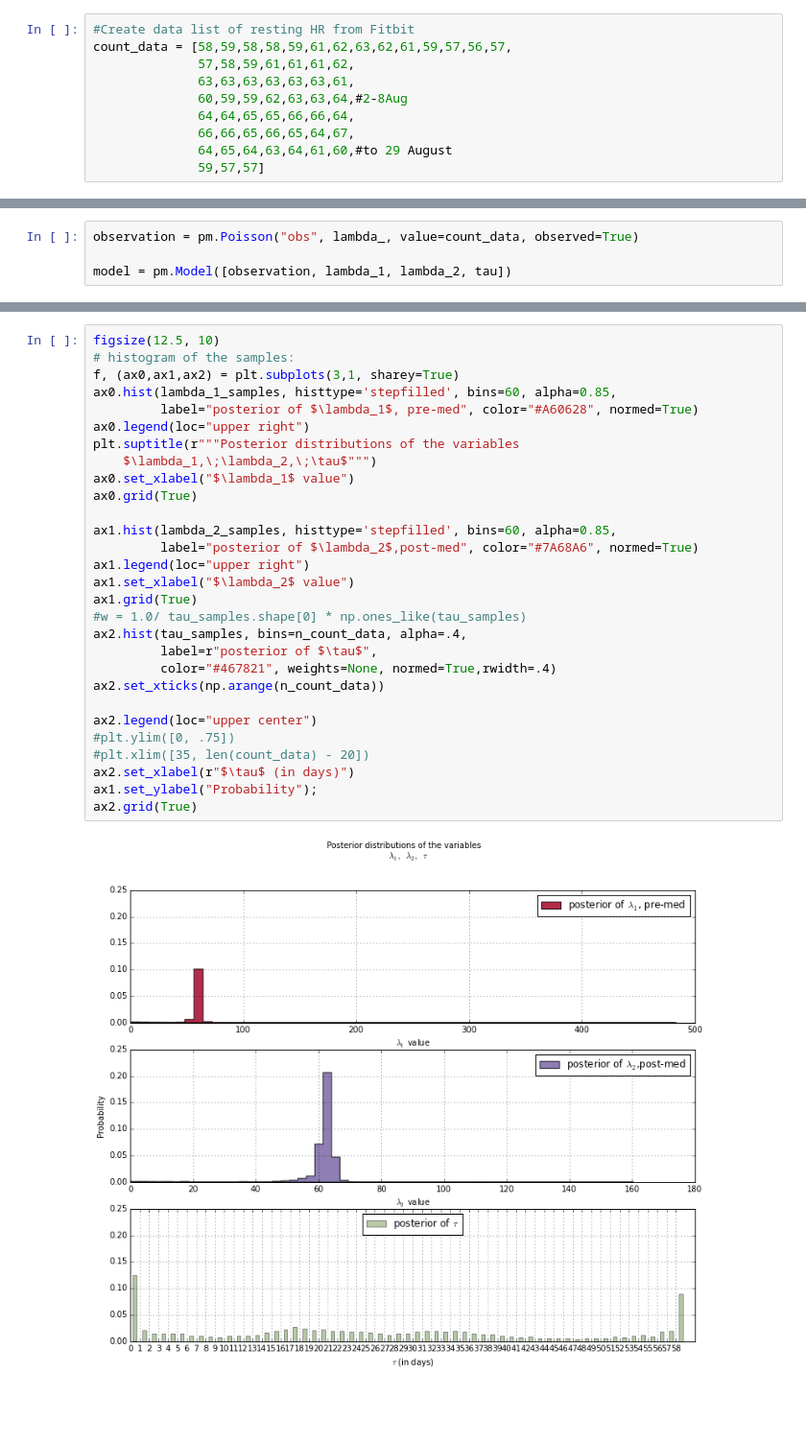
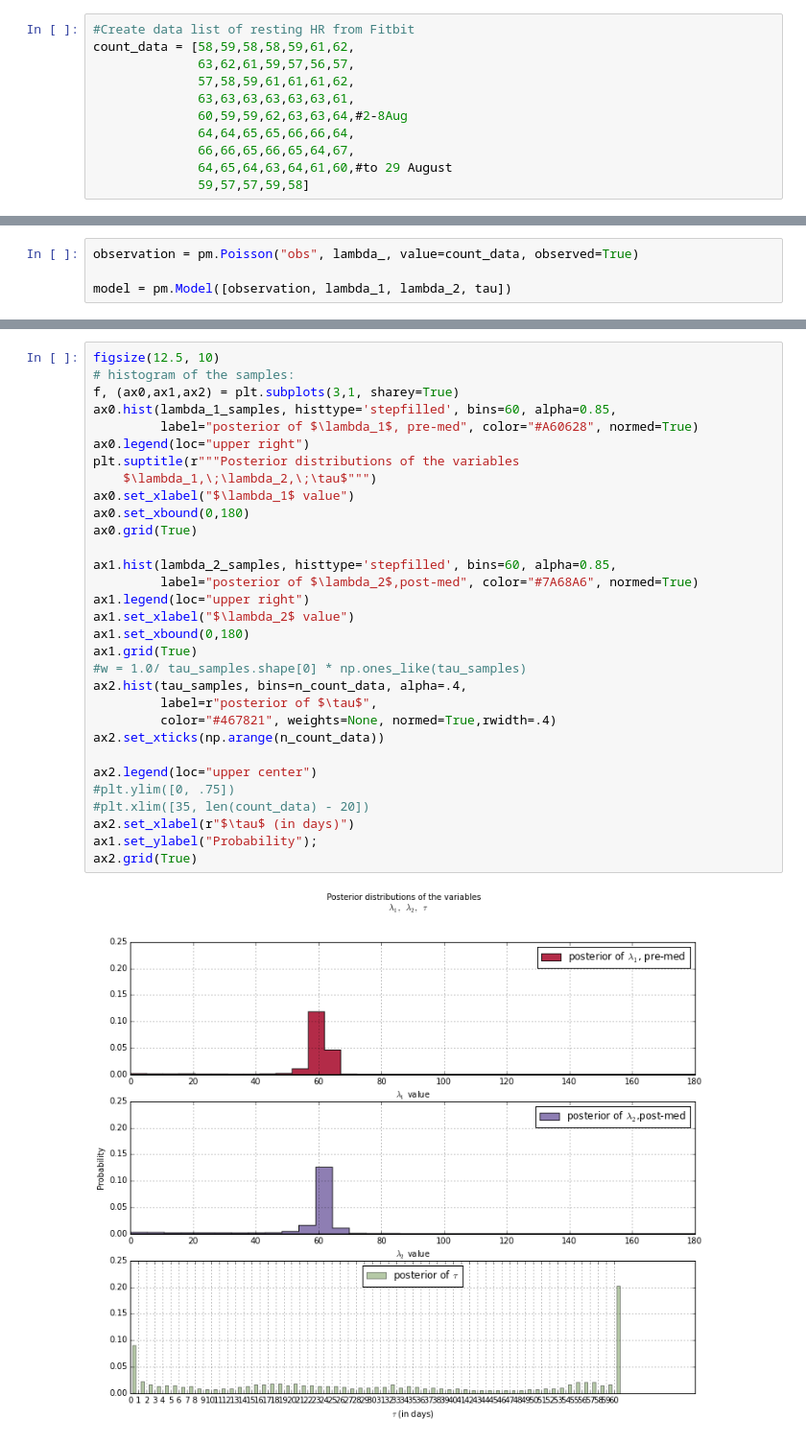
Before and after one commit to hillbs/Differential-Equations-and-Linear-Algebra, a Jupyter notebook: Survival analyses/AFib_resting_HR.ipynb, the cells around one changed output, grey strips where cells are left out. Shown at 96% size. Saved outputs shown, nothing was run; the diff lists cells and outputs as text; blank space fills up the shorter version.

```diff
--- a/Survival analyses/AFib_resting_HR.ipynb
+++ b/Survival analyses/AFib_resting_HR.ipynb
@@ -10,14 +10,15 @@ import scipy.stats as stats
 http://nbviewer.ipython.org/github/CamDavidsonPilon/Probabilistic-Programming-and-Bayesian-Methods-for-Hackers/blob/master/Chapter1_Introduction/Chapter1.ipynb
 # %%
 #Create data list of resting HR from Fitbit
-count_data = [58,59,58,58,59,61,62,63,62,61,59,57,56,57,
+count_data = [58,59,58,58,59,61,62,
+              63,62,61,59,57,56,57,
               57,58,59,61,61,61,62,
               63,63,63,63,63,63,61,
               60,59,59,62,63,63,64,#2-8Aug
               64,64,65,65,66,66,64,
               66,66,65,66,65,64,67,
               64,65,64,63,64,61,60,#to 29 August
-              59,57,57]
+              59,57,57,59,58]
 # %%
 figsize(12.5, 3.5)
 n_count_data = len(count_data)
@@ -96,34 +97,36 @@ lambda_1_samples, lambda_2_samples, tau_samples
 # %%
 figsize(12.5, 10)
 # histogram of the samples:
 f, (ax0,ax1,ax2) = plt.subplots(3,1, sharey=True)
 ax0.hist(lambda_1_samples, histtype='stepfilled', bins=60, alpha=0.85,
          label="posterior of $\lambda_1$, pre-med", color="#A60628", normed=True)
 ax0.legend(loc="upper right")
 plt.suptitle(r"""Posterior distributions of the variables
     $\lambda_1,\;\lambda_2,\;\tau$""")
 ax0.set_xlabel("$\lambda_1$ value")
+ax0.set_xbound(0,180)
 ax0.grid(True)
 
 ax1.hist(lambda_2_samples, histtype='stepfilled', bins=60, alpha=0.85,
          label="posterior of $\lambda_2$,post-med", color="#7A68A6", normed=True)
 ax1.legend(loc="upper right")
 ax1.set_xlabel("$\lambda_2$ value")
+ax1.set_xbound(0,180)
 ax1.grid(True)
 #w = 1.0/ tau_samples.shape[0] * np.ones_like(tau_samples)
 ax2.hist(tau_samples, bins=n_count_data, alpha=.4,
          label=r"posterior of $\tau$",
          color="#467821", weights=None, normed=True,rwidth=.4)
 ax2.set_xticks(np.arange(n_count_data))
 
 ax2.legend(loc="upper center")
 #plt.ylim([0, .75])
 #plt.xlim([35, len(count_data) - 20])
 ax2.set_xlabel(r"$\tau$ (in days)")
 ax1.set_ylabel("Probability");
 ax2.grid(True)
 # %% [output]
-[figure, old version]
+[figure, new version]
 # %%
 lambda_1_samples.mean(), lambda_2_samples.mean(), 1/58.
 # %% [output]
```
Also changed, not shown: parts of 11 cells of this notebook, 3 other files.
